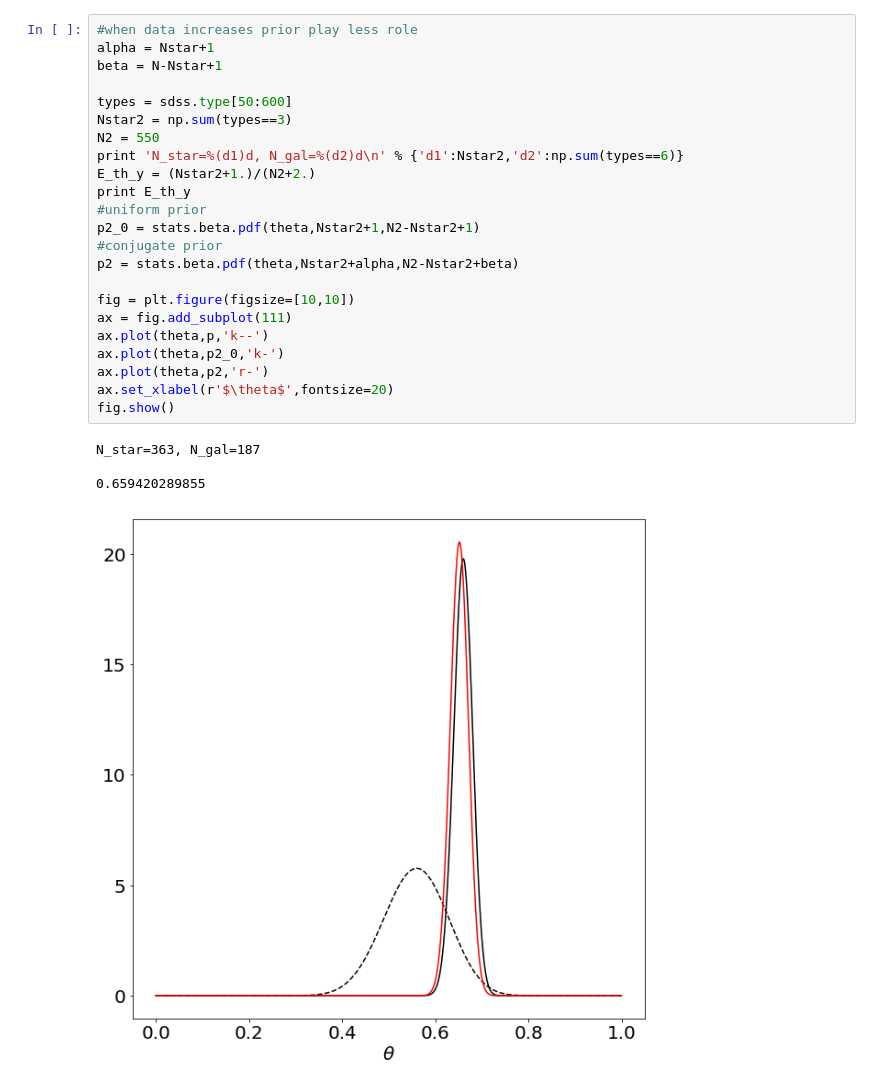
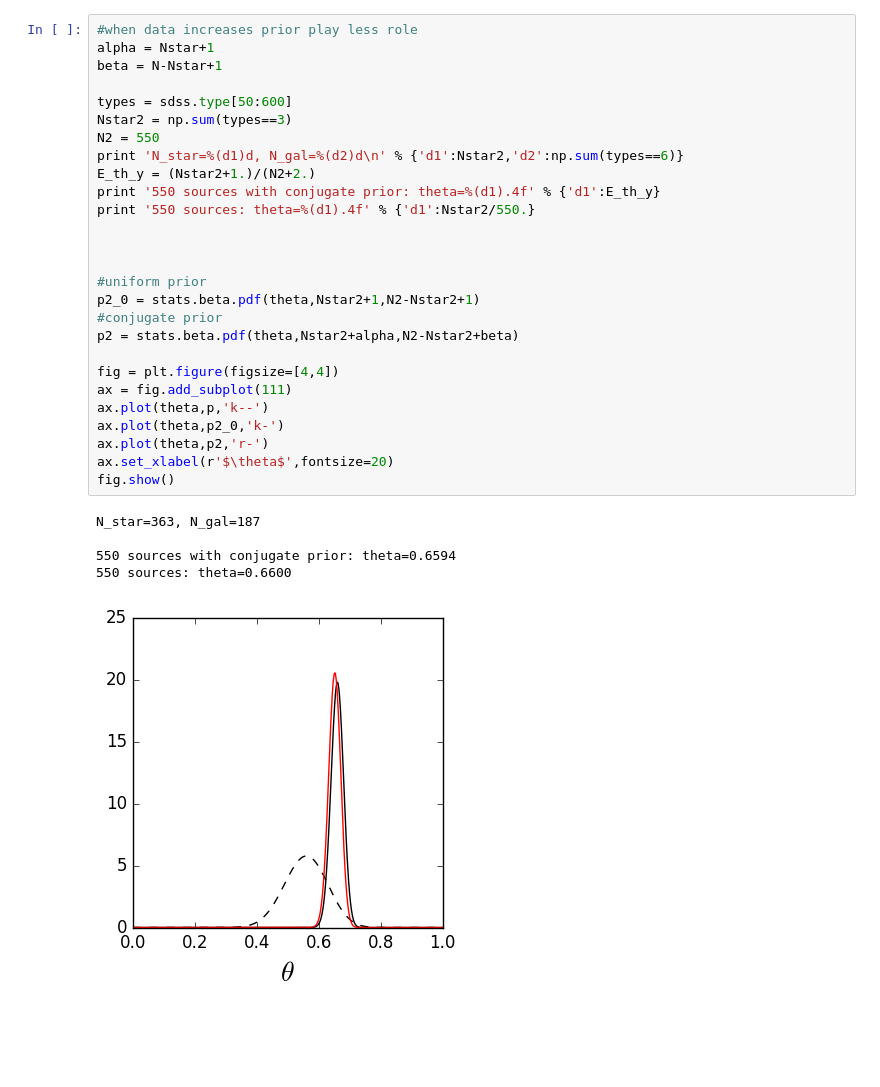
Before and after one commit to liuchaonaoc/Astrostatistics_old2, a Jupyter notebook: SingleParamsModel.ipynb, the cells around one changed output. Saved outputs shown, nothing was run; the diff lists cells and outputs as text; blank space fills up the shorter version.

```diff
--- a/SingleParamsModel.ipynb
+++ b/SingleParamsModel.ipynb
@@ -90,31 +94,36 @@ N_star=33, N_gal=17
 # %%
 #when data increases prior play less role
 alpha = Nstar+1
 beta = N-Nstar+1
 
 types = sdss.type[50:600]
 Nstar2 = np.sum(types==3)
 N2 = 550
 print 'N_star=%(d1)d, N_gal=%(d2)d\n' % {'d1':Nstar2,'d2':np.sum(types==6)}
 E_th_y = (Nstar2+1.)/(N2+2.)
-print E_th_y
+print '550 sources with conjugate prior: theta=%(d1).4f' % {'d1':E_th_y}
+print '550 sources: theta=%(d1).4f' % {'d1':Nstar2/550.}
+
+
+
 #uniform prior
 p2_0 = stats.beta.pdf(theta,Nstar2+1,N2-Nstar2+1)
 #conjugate prior
 p2 = stats.beta.pdf(theta,Nstar2+alpha,N2-Nstar2+beta)
 
-fig = plt.figure(figsize=[10,10])
+fig = plt.figure(figsize=[4,4])
 ax = fig.add_subplot(111)
 ax.plot(theta,p,'k--')
 ax.plot(theta,p2_0,'k-')
 ax.plot(theta,p2,'r-')
 ax.set_xlabel(r'$\theta$',fontsize=20)
 fig.show()
 # %% [output]
 N_star=363, N_gal=187
 
-0.659420289855
+550 sources with conjugate prior: theta=0.6594
+550 sources: theta=0.6600
-[figure, old version]
+[figure, new version]
 # %%
 ## the mean redshift of Coma cluster
 filename = 'ComaCluster.fits'
```
Also changed, not shown: parts of 7 cells of this notebook, 1 other file.
